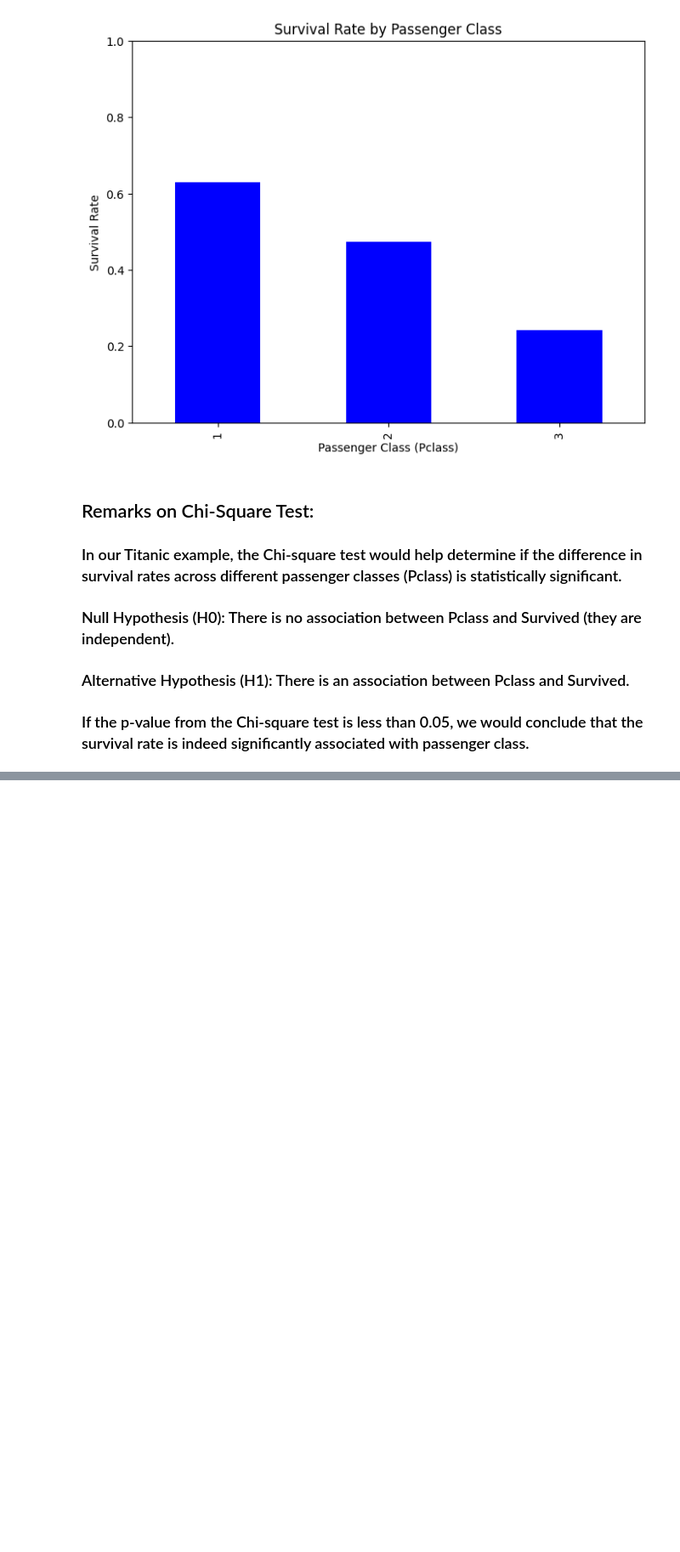
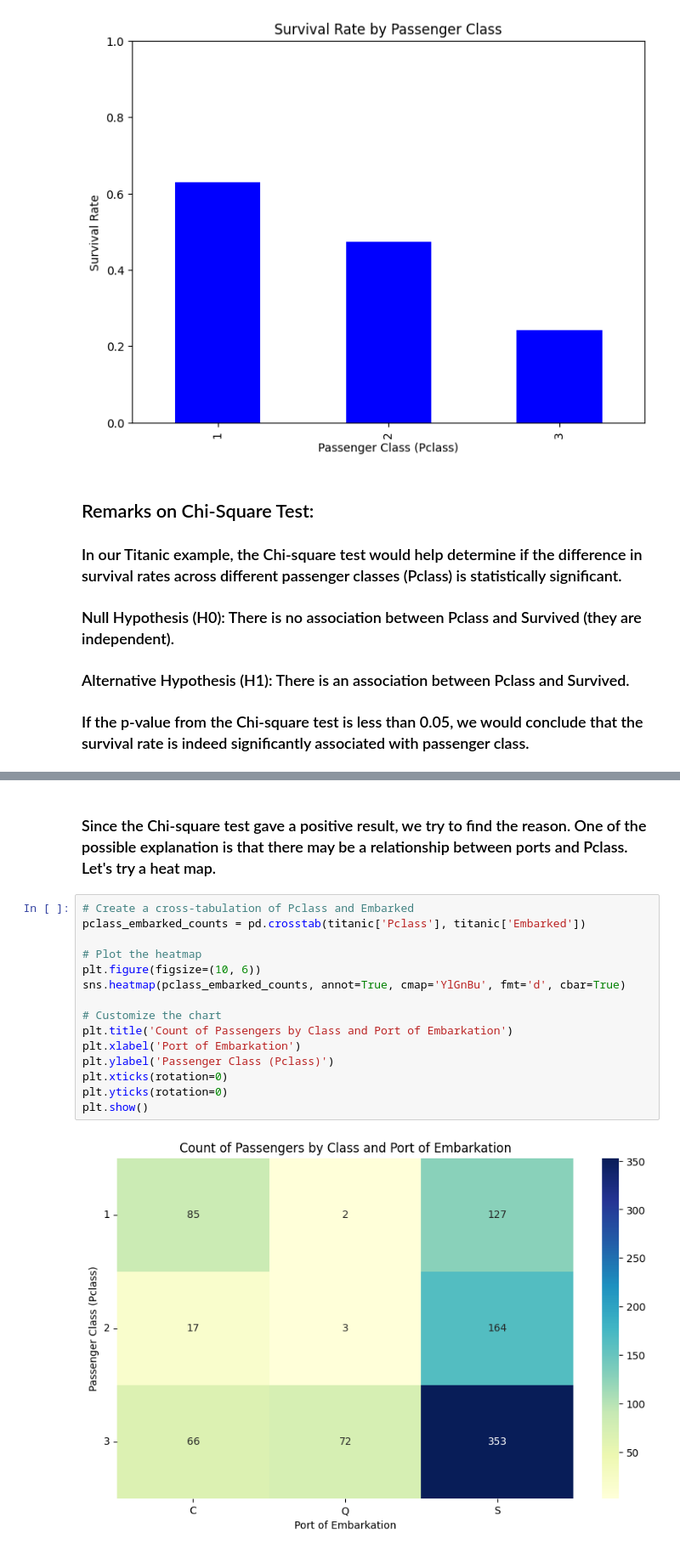
Before and after one commit to Tom-Yuen/TomY_Little_Projects, a Jupyter notebook: Titanic_dataset.ipynb, the cells around one changed output, grey strips where cells are left out. Shown: that part at 85% size. Drawn from its saved outputs; the diff is of its cells as text; blank space fills up the shorter version.

```diff
--- a/Titanic_dataset.ipynb
+++ b/Titanic_dataset.ipynb
@@ -176,0 +214,19 @@ Name: Survived, dtype: float64
+# %% [markdown]
+### Since the Chi-square test gave a positive result, we try to find the reason. One of the possible explanation is that there may be a relationship between ports and Pclass. Let's try a heat map.
+# %%
+# Create a cross-tabulation of Pclass and Embarked
+pclass_embarked_counts = pd.crosstab(titanic['Pclass'], titanic['Embarked'])
+
+# Plot the heatmap
+plt.figure(figsize=(10, 6))
+sns.heatmap(pclass_embarked_counts, annot=True, cmap='YlGnBu', fmt='d', cbar=True)
+
+# Customize the chart
+plt.title('Count of Passengers by Class and Port of Embarkation')
+plt.xlabel('Port of Embarkation')
+plt.ylabel('Passenger Class (Pclass)')
+plt.xticks(rotation=0)
+plt.yticks(rotation=0)
+plt.show()
+# %% [output]
+[figure, added]
```
Also changed, not shown: parts of 4 cells of this notebook.
